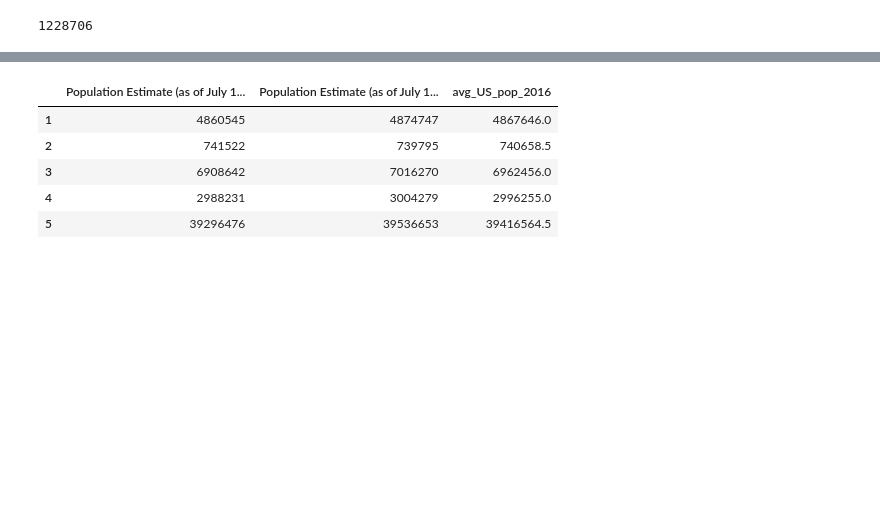
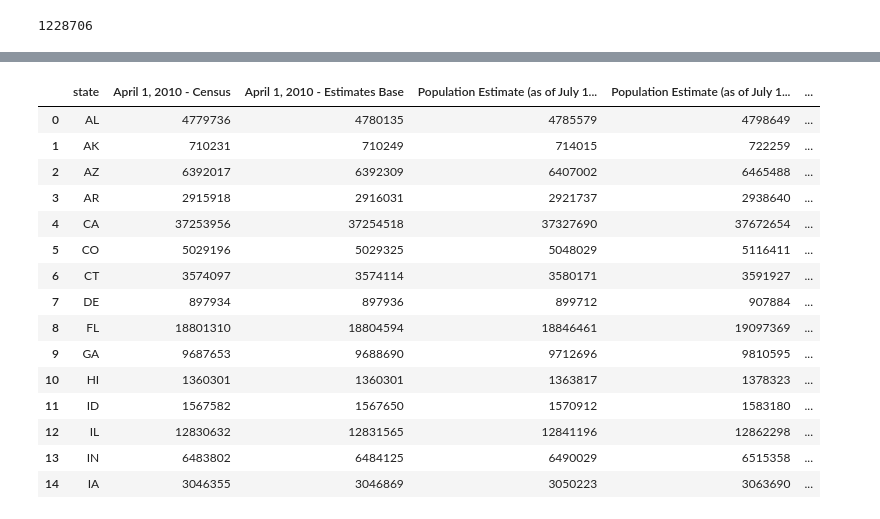
Before and after one commit to lorarjohns/US_Incarceration_Prelim, a Jupyter notebook: Hypothesis_2.ipynb, the cells around one changed output, grey strips where cells are left out. Cells and saved outputs as stored; diff of their text form; code cells hidden in the pictures; blank space fills up the shorter version.

```diff
--- a/Hypothesis_2.ipynb
+++ b/Hypothesis_2.ipynb
@@ -227,0 +213,2 @@ inc2016['2016'].sum()
+# %%
+sen_parties = determine_party()
@@ -305,0 +308,3 @@ avg_2012 = pop_data_2016.iloc[:,5:7]
+# %%
+master_data = pd.merge(pop_data_2016, sen_parties, on='state')
+master_data.head()
@@ -306 +318,22 @@ avg_2012 = pop_data_2016.iloc[:,5:7]
+# %%
+master_data = pd.merge(master_data, inc2016, on='state')
+# %%
+master_data.head(15)
+# %% [output]
+|  | state | April 1, 2010 - Census | April 1, 2010 - Estimates Base | Population Estimate (as of July 1... | Population Estimate (as of July 1... | ... |
+| 0 | AL | 4779736 | 4780135 | 4785579 | 4798649 | ... |
+| 1 | AK | 710231 | 710249 | 714015 | 722259 | ... |
+| 2 | AZ | 6392017 | 6392309 | 6407002 | 6465488 | ... |
+| 3 | AR | 2915918 | 2916031 | 2921737 | 2938640 | ... |
+| 4 | CA | 37253956 | 37254518 | 37327690 | 37672654 | ... |
+| 5 | CO | 5029196 | 5029325 | 5048029 | 5116411 | ... |
+| 6 | CT | 3574097 | 3574114 | 3580171 | 3591927 | ... |
+| 7 | DE | 897934 | 897936 | 899712 | 907884 | ... |
+| 8 | FL | 18801310 | 18804594 | 18846461 | 19097369 | ... |
+| 9 | GA | 9687653 | 9688690 | 9712696 | 9810595 | ... |
+| 10 | HI | 1360301 | 1360301 | 1363817 | 1378323 | ... |
+| 11 | ID | 1567582 | 1567650 | 1570912 | 1583180 | ... |
+| 12 | IL | 12830632 | 12831565 | 12841196 | 12862298 | ... |
+| 13 | IN | 6483802 | 6484125 | 6490029 | 6515358 | ... |
+| 14 | IA | 3046355 | 3046869 | 3050223 | 3063690 | ... |
 # %%
@@ -309,9 +340,0 @@ avg_2012['avg_US_pop_2012'] = (avg_2012['Population Estimate (as of July 1) - 20
-# %%
-avg_2016.head()
-# %% [output]
-|  | Population Estimate (as of July 1... | Population Estimate (as of July 1... | avg_US_pop_2016 |
-| 1 | 4860545 | 4874747 | 4867646.0 |
-| 2 | 741522 | 739795 | 740658.5 |
-| 3 | 6908642 | 7016270 | 6962456.0 |
-| 4 | 2988231 | 3004279 | 2996255.0 |
-| 5 | 39296476 | 39536653 | 39416564.5 |
```
Also changed, not shown: parts of 27 cells of this notebook, 6 other files.
